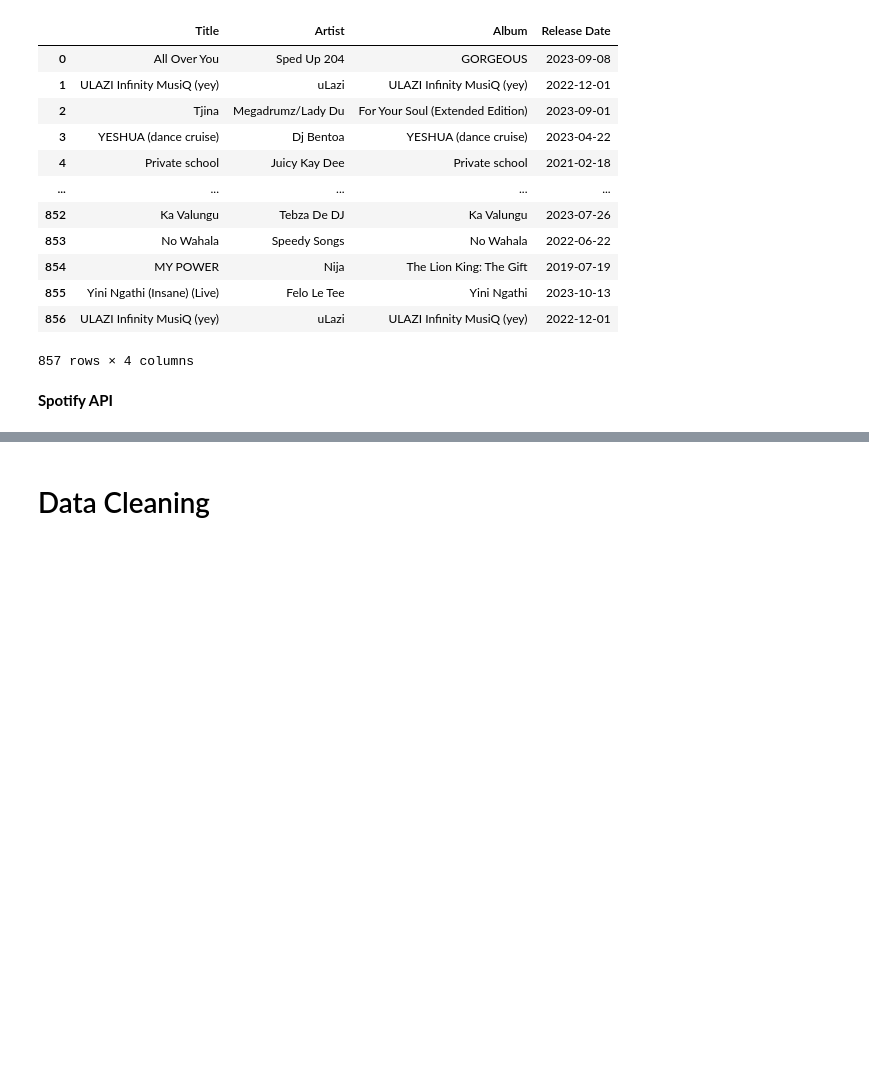
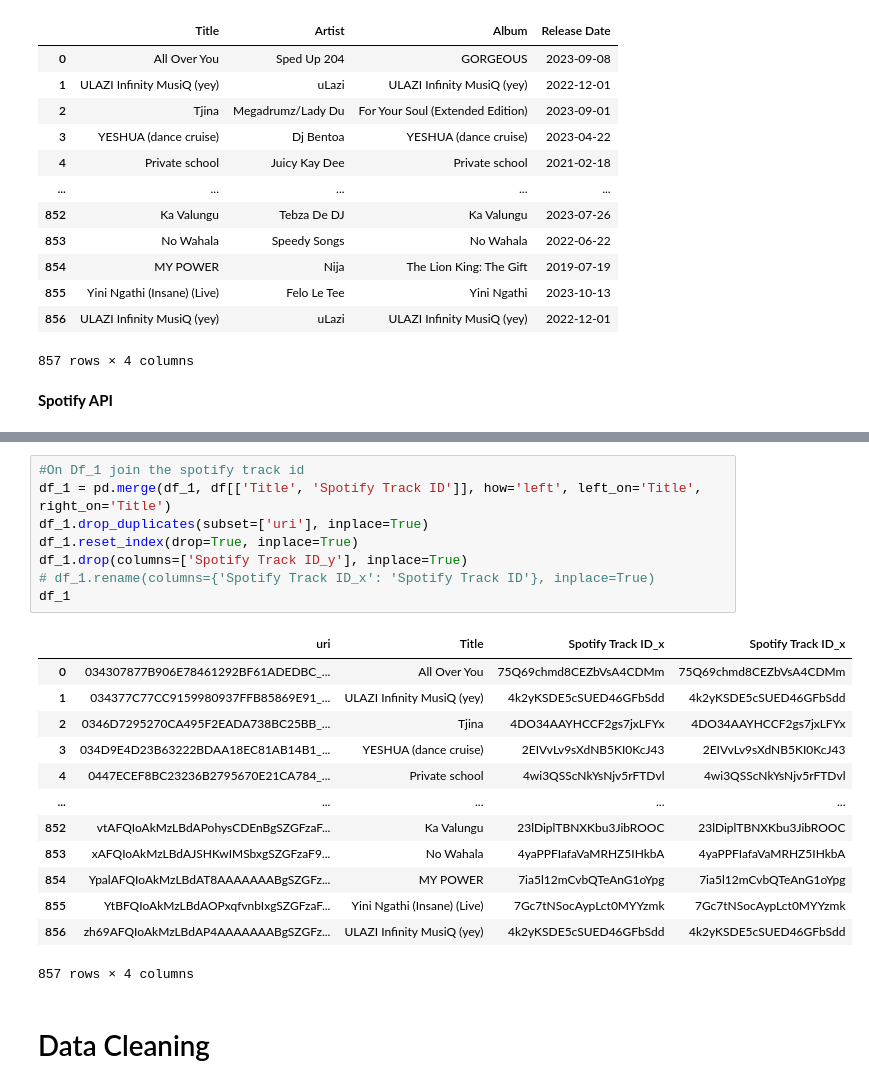
Before and after one commit to tedjkamau/dancevibedaily, a Jupyter notebook: Dancevibe.ipynb, the cells around one changed output, grey strips where cells are left out. Drawn from its saved outputs; the diff is of its cells as text; blank space fills up the shorter version.

```diff
--- a/Dancevibe.ipynb
+++ b/Dancevibe.ipynb
@@ -238,2 +305,24 @@ Processing 195 of 195
+# %%
+#On Df_1 join the spotify track id
+df_1 = pd.merge(df_1, df[['Title', 'Spotify Track ID']], how='left', left_on='Title', right_on='Title')
+df_1.drop_duplicates(subset=['uri'], inplace=True)
+df_1.reset_index(drop=True, inplace=True)
+df_1.drop(columns=['Spotify Track ID_y'], inplace=True)
+# df_1.rename(columns={'Spotify Track ID_x': 'Spotify Track ID'}, inplace=True)
+df_1
+# %% [output]
+|  | uri | Title | Spotify Track ID_x | Spotify Track ID_x |
+| 0 | 034307877B906E78461292BF61ADEDBC_... | All Over You | 75Q69chmd8CEZbVsA4CDMm | 75Q69chmd8CEZbVsA4CDMm |
+| 1 | 034377C77CC9159980937FFB85869E91_... | ULAZI Infinity MusiQ (yey) | 4k2yKSDE5cSUED46GFbSdd | 4k2yKSDE5cSUED46GFbSdd |
+| 2 | 0346D7295270CA495F2EADA738BC25BB_... | Tjina | 4DO34AAYHCCF2gs7jxLFYx | 4DO34AAYHCCF2gs7jxLFYx |
+| 3 | 034D9E4D23B63222BDAA18EC81AB14B1_... | YESHUA (dance cruise) | 2EIVvLv9sXdNB5KI0KcJ43 | 2EIVvLv9sXdNB5KI0KcJ43 |
+| 4 | 0447ECEF8BC23236B2795670E21CA784_... | Private school | 4wi3QSScNkYsNjv5rFTDvl | 4wi3QSScNkYsNjv5rFTDvl |
+| ... | ... | ... | ... | ... |
+| 852 | vtAFQIoAkMzLBdAPohysCDEnBgSZGFzaF... | Ka Valungu | 23lDiplTBNXKbu3JibROOC | 23lDiplTBNXKbu3JibROOC |
+| 853 | xAFQIoAkMzLBdAJSHKwIMSbxgSZGFzaF9... | No Wahala | 4yaPPFIafaVaMRHZ5IHkbA | 4yaPPFIafaVaMRHZ5IHkbA |
+| 854 | YpalAFQIoAkMzLBdAT8AAAAAAABgSZGFz... | MY POWER | 7ia5l12mCvbQTeAnG1oYpg | 7ia5l12mCvbQTeAnG1oYpg |
+| 855 | YtBFQIoAkMzLBdAOPxqfvnbIxgSZGFzaF... | Yini Ngathi (Insane) (Live) | 7Gc7tNSocAypLct0MYYzmk | 7Gc7tNSocAypLct0MYYzmk |
+| 856 | zh69AFQIoAkMzLBdAP4AAAAAAABgSZGFz... | ULAZI Infinity MusiQ (yey) | 4k2yKSDE5cSUED46GFbSdd | 4k2yKSDE5cSUED46GFbSdd |
+857 rows × 4 columns
 # %% [markdown]
 # Data Cleaning
```
Also changed, not shown: parts of 9 cells of this notebook, 1 other file.
